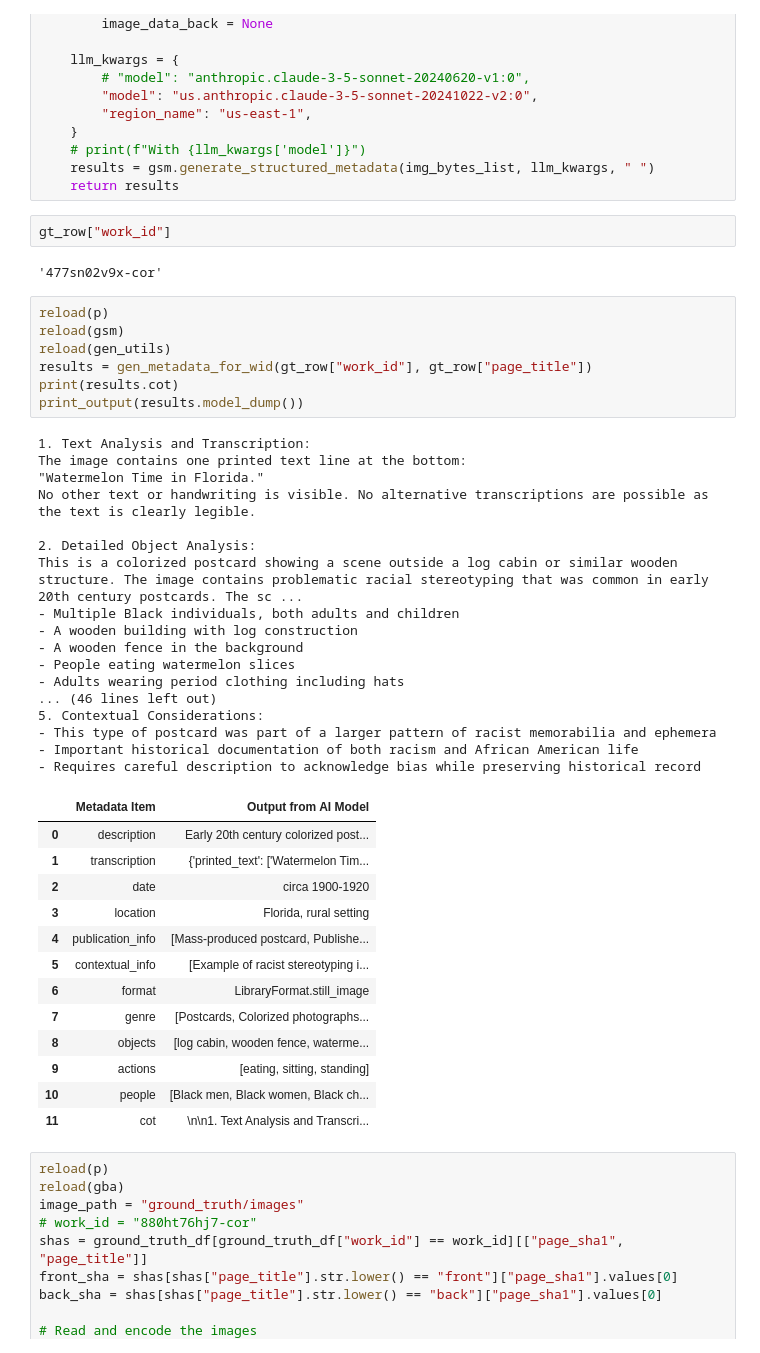
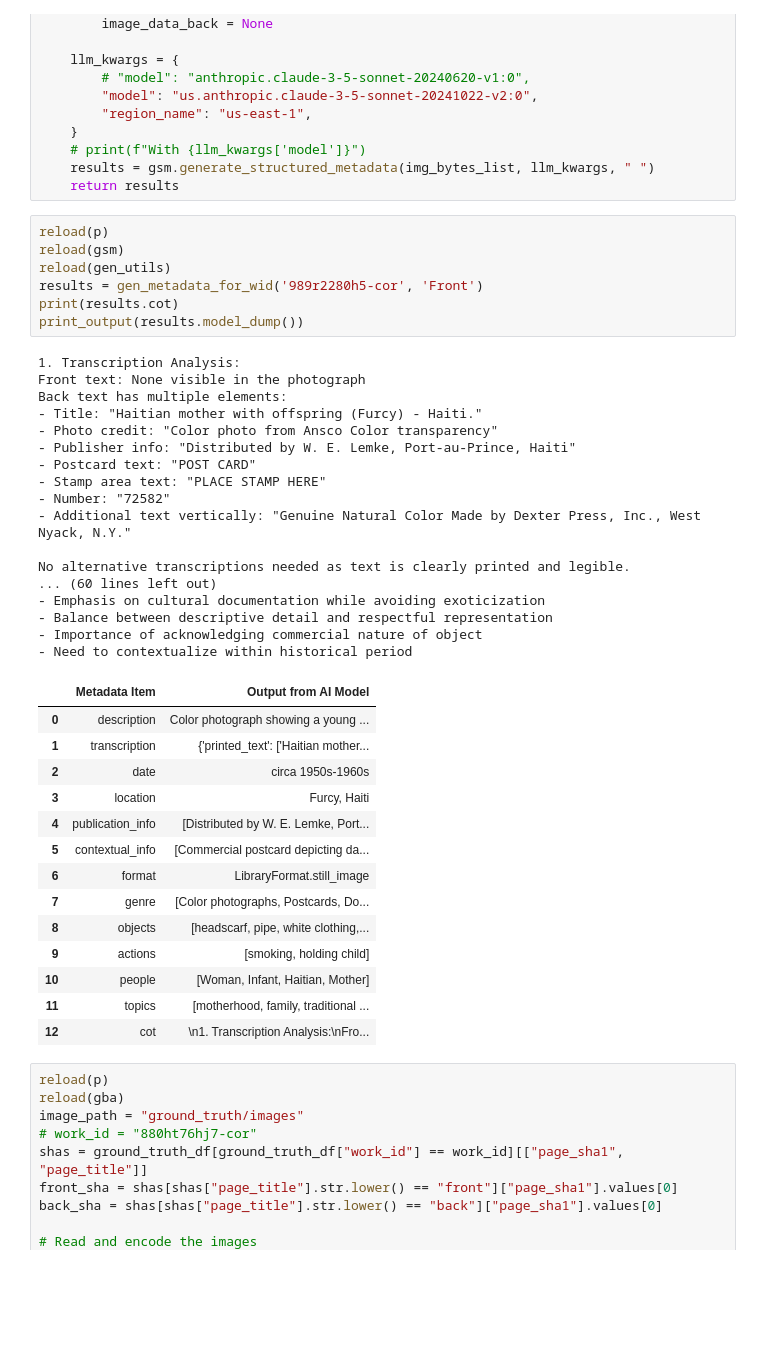
Before and after one commit to emory-libraries/ai-description, a Jupyter notebook: projects/research/metadata_generation.ipynb, the cells around one changed output. Cells and saved outputs as stored; diff of their text form; blank space fills up the shorter version.

Commit message:
add topics and fix prompt

```diff
--- a/projects/research/metadata_generation.ipynb
+++ b/projects/research/metadata_generation.ipynb
@@ -204,48 +204,45 @@ def gen_metadata_for_wid(work_id, page_title):
     # print(f"With {llm_kwargs['model']}")
     results = gsm.generate_structured_metadata(img_bytes_list, llm_kwargs, " ")
     return results
-# %%
-gt_row["work_id"]
-# %% [output]
-'477sn02v9x-cor'
 # %%
 reload(p)
 reload(gsm)
 reload(gen_utils)
-results = gen_metadata_for_wid(gt_row["work_id"], gt_row["page_title"])
+results = gen_metadata_for_wid('989r2280h5-cor', 'Front')
 print(results.cot)
 print_output(results.model_dump())
 # %% [output]
-1. Text Analysis and Transcription:
-The image contains one printed text line at the bottom:
-"Watermelon Time in Florida."
-No other text or handwriting is visible. No alternative transcriptions are possible as the text is clearly legible.
+1. Transcription Analysis:
+Front text: None visible in the photograph
+Back text has multiple elements:
+- Title: "Haitian mother with offspring (Furcy) - Haiti."
+- Photo credit: "Color photo from Ansco Color transparency"
+- Publisher info: "Distributed by W. E. Lemke, Port-au-Prince, Haiti"
+- Postcard text: "POST CARD"
+- Stamp area text: "PLACE STAMP HERE"
+- Number: "72582"
+- Additional text vertically: "Genuine Natural Color Made by Dexter Press, Inc., West Nyack, N.Y."
 
-2. Detailed Object Analysis:
-This is a colorized postcard showing a scene outside a log cabin or similar wooden structure. The image contains problematic racial stereotyping that was common in early 20th century postcards. The sc ...
-- Multiple Black individuals, both adults and children
-- A wooden building with log construction
-- A wooden fence in the background
-- People eating watermelon slices
-- Adults wearing period clothing including hats
-... (46 lines left out)
-5. Contextual Considerations:
-- This type of postcard was part of a larger pattern of racist memorabilia and ephemera
-- Important historical documentation of both racism and African American life
-- Requires careful description to acknowledge bias while preserving historical record
+No alternative transcriptions needed as text is clearly printed and legible.
+... (60 lines left out)
+- Emphasis on cultural documentation while avoiding exoticization
+- Balance between descriptive detail and respectful representation
+- Importance of acknowledging commercial nature of object
+- Need to contextualize within historical period
 |  | Metadata Item | Output from AI Model |
-| 0 | description | Early 20th century colorized post... |
-| 1 | transcription | {'printed_text': ['Watermelon Tim... |
-| 2 | date | circa 1900-1920 |
-| 3 | location | Florida, rural setting |
-| 4 | publication_info | [Mass-produced postcard, Publishe... |
-| 5 | contextual_info | [Example of racist stereotyping i... |
+| 0 | description | Color photograph showing a young ... |
+| 1 | transcription | {'printed_text': ['Haitian mother... |
+| 2 | date | circa 1950s-1960s |
+| 3 | location | Furcy, Haiti |
+| 4 | publication_info | [Distributed by W. E. Lemke, Port... |
+| 5 | contextual_info | [Commercial postcard depicting da... |
 | 6 | format | LibraryFormat.still_image |
-| 7 | genre | [Postcards, Colorized photographs... |
-| 8 | objects | [log cabin, wooden fence, waterme... |
-| 9 | actions | [eating, sitting, standing] |
-| 10 | people | [Black men, Black women, Black ch... |
-| 11 | cot | \n\n1. Text Analysis and Transcri... |
+| 7 | genre | [Color photographs, Postcards, Do... |
+| 8 | objects | [headscarf, pipe, white clothing,... |
+| 9 | actions | [smoking, holding child] |
+| 10 | people | [Woman, Infant, Haitian, Mother] |
+| 11 | topics | [motherhood, family, traditional ... |
+| 12 | cot | \n1. Transcription Analysis:\nFro... |
 # %%
 reload(p)
 reload(gba)
```
Also changed, not shown: parts of 4 cells of this notebook, 3 other files.
